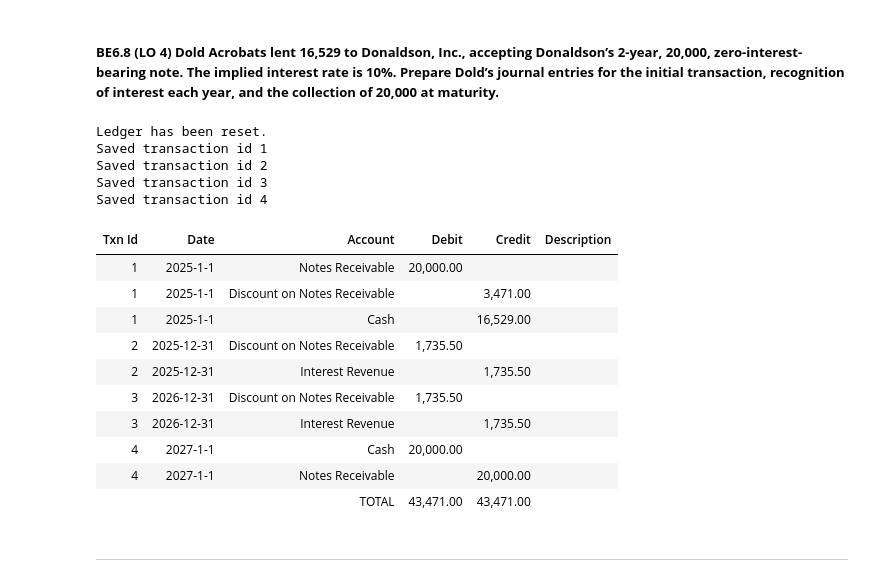
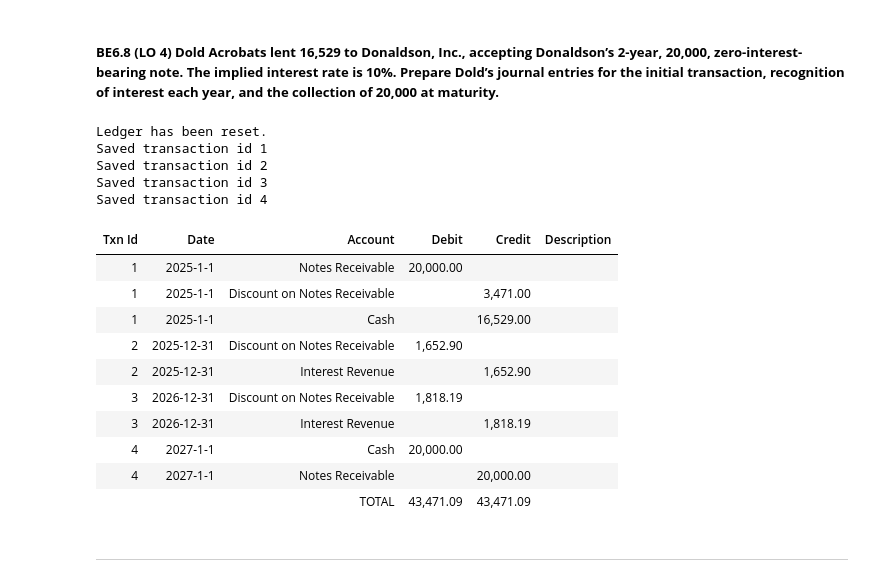
Before and after one commit to ekmartinez/Accounting, a Jupyter notebook: 02_Cash_And_Receivables/02_Cash_And_Receivables_Brief_Exercises.ipynb, the cells around one changed output. Saved outputs shown, nothing was run; the diff lists cells and outputs as text; code cells hidden in the pictures.

Commit message:
Completed Cash and Receivables Brief Exercises.

```diff
--- a/02_Cash_And_Receivables/02_Cash_And_Receivables_Brief_Exercises.ipynb
+++ b/02_Cash_And_Receivables/02_Cash_And_Receivables_Brief_Exercises.ipynb
@@ -348,10 +348,10 @@ Saved transaction id 3
 # %% [markdown]
 ##### **BE6.8 (LO 4) Dold Acrobats lent 16,529 to Donaldson, Inc., accepting Donaldson’s 2-year, 20,000, zero-interest-bearing note. The implied interest rate is 10%. Prepare Dold’s journal entries for the initial transaction, recognition of interest each year, and the collection of 20,000 at maturity.**
 # %%
+interest_rate = .10
 note = 20000
 cash_paid = 16529
-interest = note - cash_paid
-periodic_interest = interest * (1 / 2)
+balance = cash_paid
 # %%
 dold = Ledger()
 dold.reset()
@@ -365,48 +365,54 @@ dold.add_entry(
     description="",
 )
 
+interest = balance * interest_rate
+balance += interest
+
 dold.add_entry(
     [
-        {"date": "2025-12-31", "account": "Discount on Notes Receivable", "debit": periodic_interest, "credit": 0},
-        {"date": "2025-12-31", "account": "Interest Revenue", "debit": 0, "credit": periodic_interest},
+        {"date": "2025-12-31", "account": "Discount on Notes Receivable", "debit": interest, "credit": 0},
+        {"date": "2025-12-31", "account": "Interest Revenue", "debit": 0, "credit": interest},
     ],
     description="",
 )
 
+interest = balance * interest_rate
+balance += interest
+
 dold.add_entry(
     [
-        {"date": "2026-12-31", "account": "Discount on Notes Receivable", "debit": periodic_interest, "credit": 0},
-        {"date": "2026-12-31", "account": "Interest Revenue", "debit": 0, "credit": periodic_interest},
+        {"date": "2026-12-31", "account": "Discount on Notes Receivable", "debit": interest, "credit": 0},
+        {"date": "2026-12-31", "account": "Interest Revenue", "debit": 0, "credit": interest},
     ],
     description="",
 )
 
 dold.add_entry(
     [
         {"date": "2027-1-1", "account": "Cash", "debit": note, "credit": 0},
         {"date": "2027-1-1", "account": "Notes Receivable", "debit": 0, "credit": note},
     ],
     description="",
 )
 
 display(HTML(format_ledger_table(dold).to_html(index=False)))
 # %% [output]
 Ledger has been reset.
 Saved transaction id 1
 Saved transaction id 2
 Saved transaction id 3
 Saved transaction id 4
 | Txn Id | Date | Account | Debit | Credit | Description |
 | 1 | 2025-1-1 | Notes Receivable | 20,000.00 |  |  |
 | 1 | 2025-1-1 | Discount on Notes Receivable |  | 3,471.00 |  |
 | 1 | 2025-1-1 | Cash |  | 16,529.00 |  |
-| 2 | 2025-12-31 | Discount on Notes Receivable | 1,735.50 |  |  |
-| 2 | 2025-12-31 | Interest Revenue |  | 1,735.50 |  |
-| 3 | 2026-12-31 | Discount on Notes Receivable | 1,735.50 |  |  |
-| 3 | 2026-12-31 | Interest Revenue |  | 1,735.50 |  |
+| 2 | 2025-12-31 | Discount on Notes Receivable | 1,652.90 |  |  |
+| 2 | 2025-12-31 | Interest Revenue |  | 1,652.90 |  |
+| 3 | 2026-12-31 | Discount on Notes Receivable | 1,818.19 |  |  |
+| 3 | 2026-12-31 | Interest Revenue |  | 1,818.19 |  |
 | 4 | 2027-1-1 | Cash | 20,000.00 |  |  |
 | 4 | 2027-1-1 | Notes Receivable |  | 20,000.00 |  |
-|  |  | TOTAL | 43,471.00 | 43,471.00 |  |
+|  |  | TOTAL | 43,471.09 | 43,471.09 |  |
 # %% [markdown]
 ---
 # %% [markdown]
```
Also changed, not shown: parts of 17 cells of this notebook.
